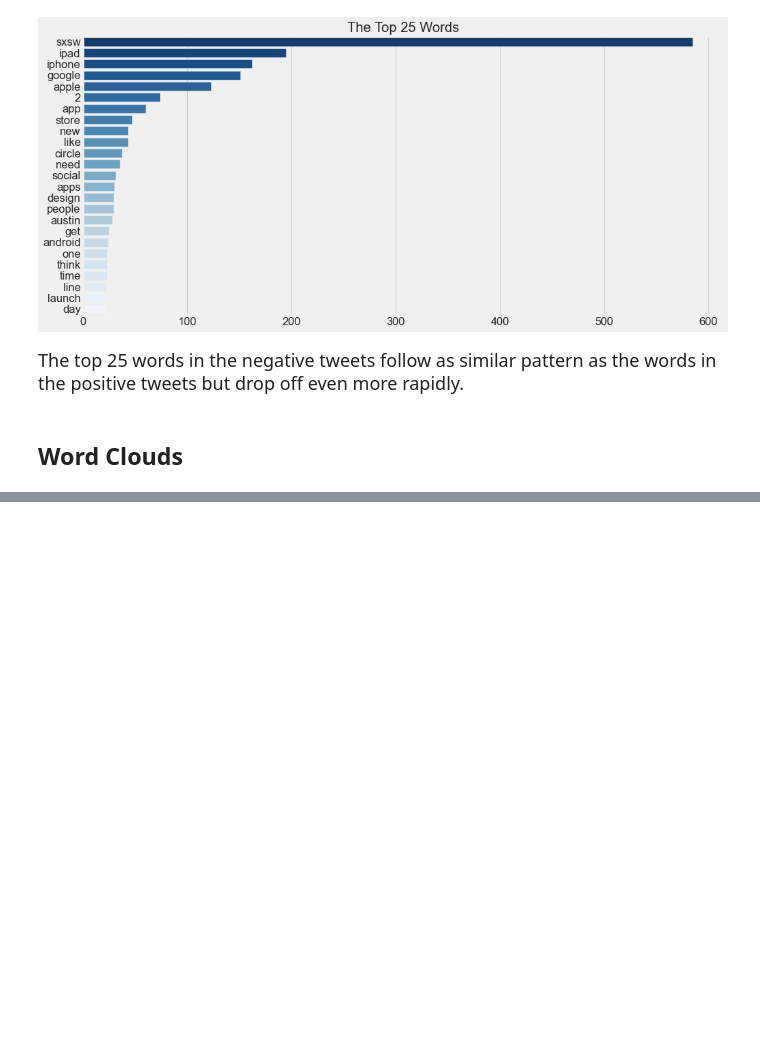
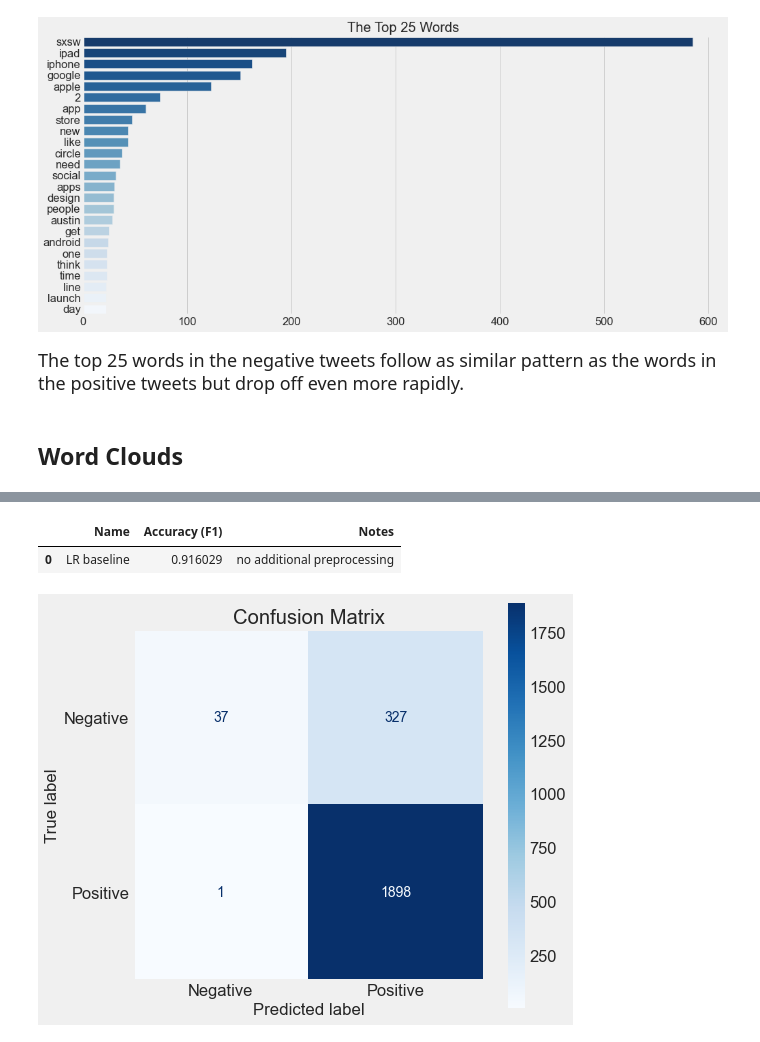
Before and after one commit to jeffreyhwatson/nlp_sentiment_project, a Jupyter notebook: notebooks/exploratory/modeling_eda.ipynb, the cells around one changed output, grey strips where cells are left out. Drawn from its saved outputs; the diff is of its cells as text; code cells hidden in the pictures; blank space fills up the shorter version.

Commit message:
test model, ngram function

```diff
--- a/notebooks/exploratory/modeling_eda.ipynb
+++ b/notebooks/exploratory/modeling_eda.ipynb
@@ -329,0 +338,4 @@ vz.word_cloud(neg_words, 25)
+# %%
+LR = LogisticRegression(max_iter=1000, n_jobs=-1, random_state = 2021, verbose=2)
+# %%
+baseline = LR.fit(tfidf_data_lem_train, y_lem_train)
@@ -329,0 +360,9 @@ vz.word_cloud(neg_words, 25)
+# %%
+modeling.history
+# %% [output]
+|  | Name | Accuracy (F1) | Notes |
+| 0 | LR baseline | 0.916029 | no additional preprocessing |
+# %%
+fn.confusion(baseline, tfidf_data_lem_train, y_lem_train)
+# %% [output]
+[figure, added]
```
Also changed, not shown: parts of 7 cells of this notebook, 2 other files.
